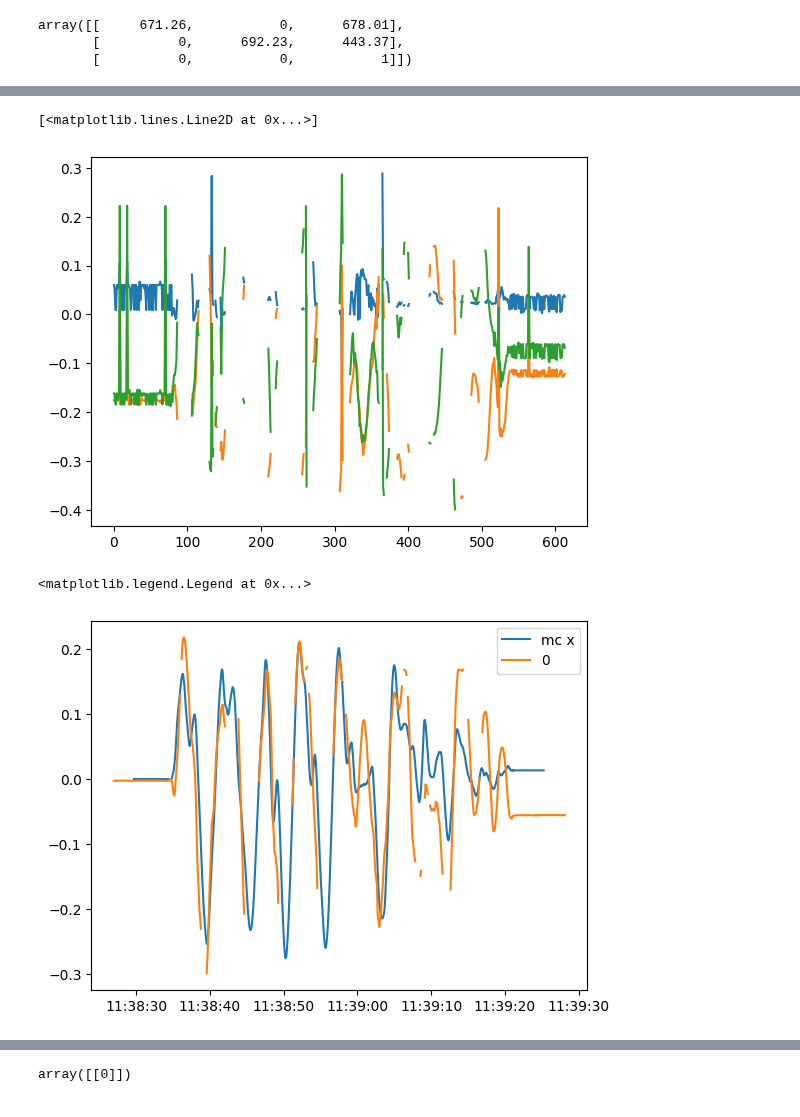
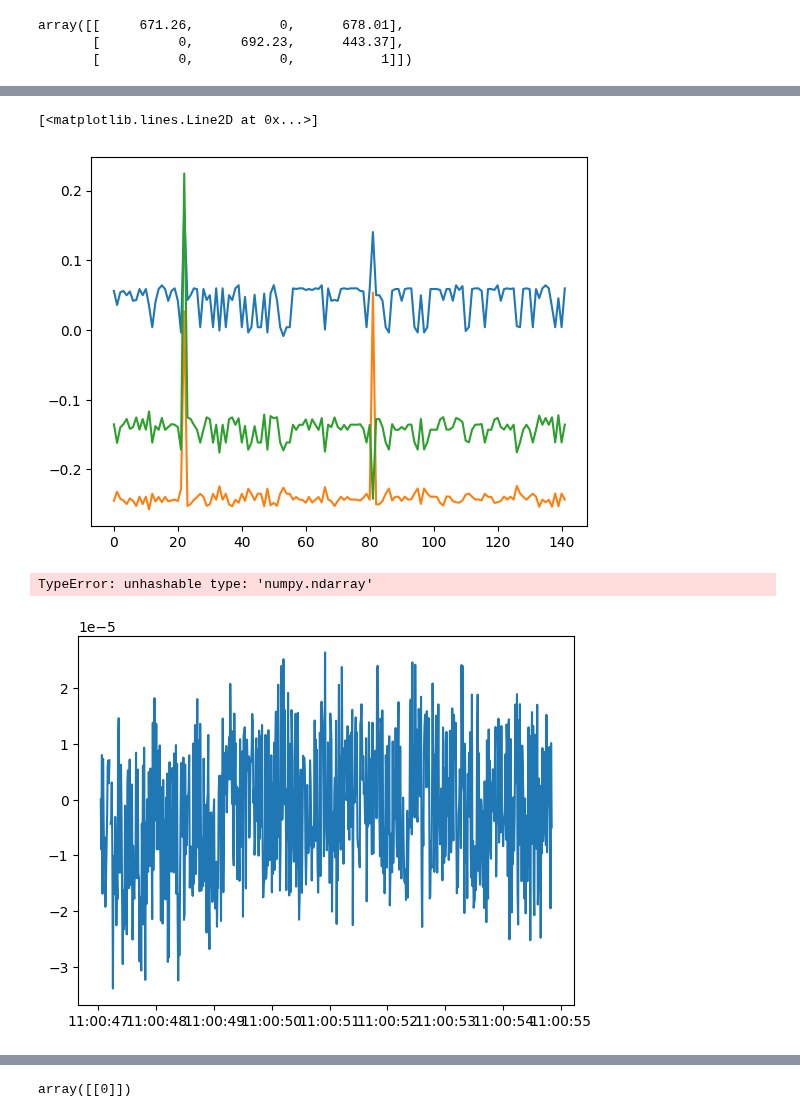
Before and after one commit to SujithChristopher/armbo, a Jupyter notebook: ipy_notebooks/inference_mocap_multiclass_transform.ipynb, the cells around one changed output, grey strips where cells are left out. Cells and saved outputs as stored; diff of their text form; code cells hidden in the pictures.

```diff
--- a/ipy_notebooks/inference_mocap_multiclass_transform.ipynb
+++ b/ipy_notebooks/inference_mocap_multiclass_transform.ipynb
@@ -25,7 +25,7 @@ _pth = os.path.dirname(_pth)
 _parent_folder = "cam_june_22_2023"
 _calib_folder_name = "calibration_00"
 
-_folder_name = "sk40_30_4_random_mocap_1"
+_folder_name = "sk40_30_4_static_mocap_3"
 # _folder_name = "board"
 
 _base_pth = os.path.join(_pth,"recorded_data",_parent_folder)
@@ -40,7 +40,7 @@ with open(_webcam_calib_pth, "rb") as f:
     _webcam_cam_mat = _temp[0]
     _webcam_dist = _temp[1]
 
-ar_lframe_pth = os.path.join(_webcam_calib_folder, "webcam_rotmat.msgpack")
+ar_lframe_pth = os.path.join(_webcam_calib_folder, "webcam_rotmat_1.msgpack")
 with open(ar_lframe_pth, "rb") as f:
     ar_lframe = mp.Unpacker(f, object_hook=mpn.decode)
     _ar_lframe_rot = next(ar_lframe)
@@ -284,11 +284,11 @@ plt.legend()
 # %%
-_mocap_pth = r"C:\Users\CMC\Documents\openposelibs\pose\DeepVision\recorded_data\cam_june_22_2023\sk40\sk40_30_4_random_mocap_1.csv"
+_mocap_pth = r"C:\Users\CMC\Documents\openposelibs\pose\DeepVision\recorded_data\cam_june_22_2023\sk40\sk40_30_4_static_mocap_3.csv"
 _mocap_df, st_time = read_rigid_body_csv(_mocap_pth)
 _mocap_df = add_datetime_col(_mocap_df, st_time, "seconds")
 # %%
 _om = get_rb_marker_name(3)
 _xm = get_rb_marker_name(4)
-_zm = get_rb_marker_name(2)
+_zm = get_rb_marker_name(1)
 # %%
 """
 checking position
@@ -673,18 +690,18 @@ plt.plot(transformed_1["y"])
 plt.plot(transformed_1["z"])
 # %% [output]
 [<matplotlib.lines.Line2D at 0x...>]
-[figure, old version]
+[figure, new version]
 # %%
-ts_df.loc[len(ts_df)] = ts_df.iloc[-1]
+# ts_df.loc[len(ts_df)] = ts_df.iloc[-1]
 # %%
-plt.plot(_mc_df["time"], _mc_df["x"], label="mc x")
+plt.plot(_mc_df["time"], _mc_df["z"], label="mc x")
 plt.plot(ts_df,np.array(tcoor_0_ml["x"] ) - 0.18, label="0")
 plt.legend()
 # plt.plot(_mc_df["time"], _mc_df["y"], label="mc y")
 # plt.plot(_mc_df["time"], _mc_df["z"], label="mc z")
 # %% [output]
-<matplotlib.legend.Legend at 0x...>
+TypeError: unhashable type: 'numpy.ndarray'
-[figure, old version]
+[figure, new version]
 # %%
 plt.plot(coordinate_ml["0"]["y"], label="y")
 plt.plot(coordinate_ml["49"]["y"], label="1y")
```
Also changed, not shown: parts of 22 cells of this notebook, 3 other files.
